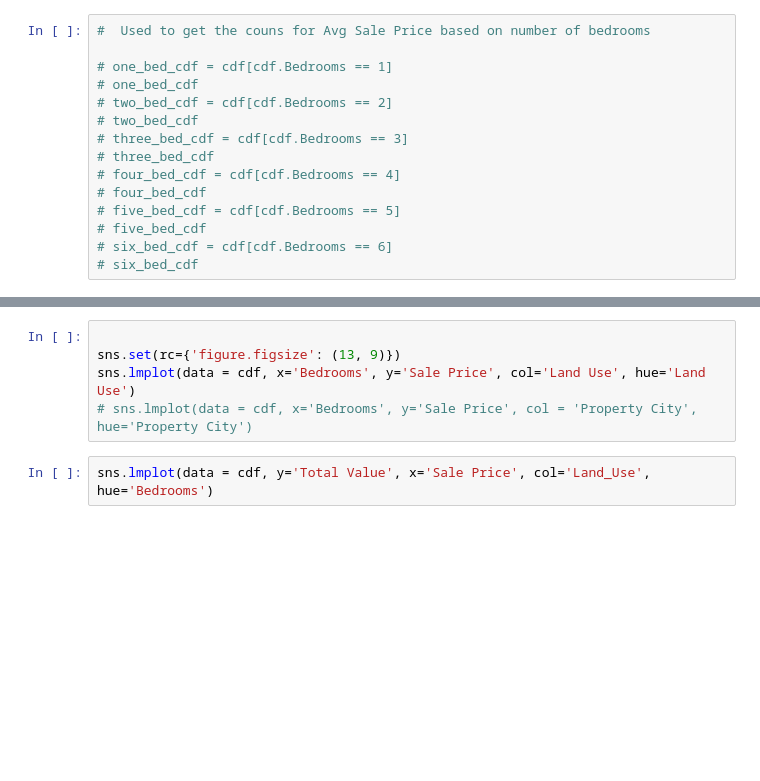
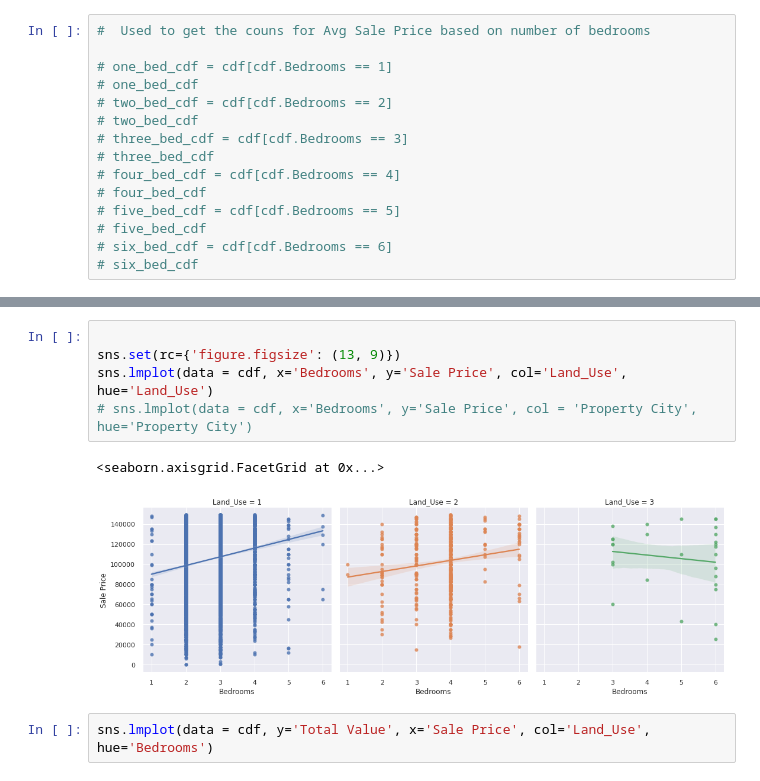
Before and after one commit to cmlakin/Machine-Learning-Final-Project----Lakin-Corrina, a Jupyter notebook: MLFP_Lakin.ipynb, the cells around one changed output, grey strips where cells are left out. Saved outputs shown, nothing was run; the diff lists cells and outputs as text; blank space fills up the shorter version.

```diff
--- a/MLFP_Lakin.ipynb
+++ b/MLFP_Lakin.ipynb
@@ -231,8 +234,11 @@ ax = tdf.plot.bar(rot=0)
 # %%
 
 sns.set(rc={'figure.figsize': (13, 9)})
-sns.lmplot(data = cdf, x='Bedrooms', y='Sale Price', col='Land Use', hue='Land Use')
+sns.lmplot(data = cdf, x='Bedrooms', y='Sale Price', col='Land_Use', hue='Land_Use')
 # sns.lmplot(data = cdf, x='Bedrooms', y='Sale Price', col = 'Property City', hue='Property City')
+# %% [output]
+<seaborn.axisgrid.FacetGrid at 0x...>
+[figure, added]
 # %%
 sns.lmplot(data = cdf, y='Total Value', x='Sale Price', col='Land_Use',  hue='Bedrooms')
 # %% [output]
```
Also changed, not shown: parts of 10 cells of this notebook.
